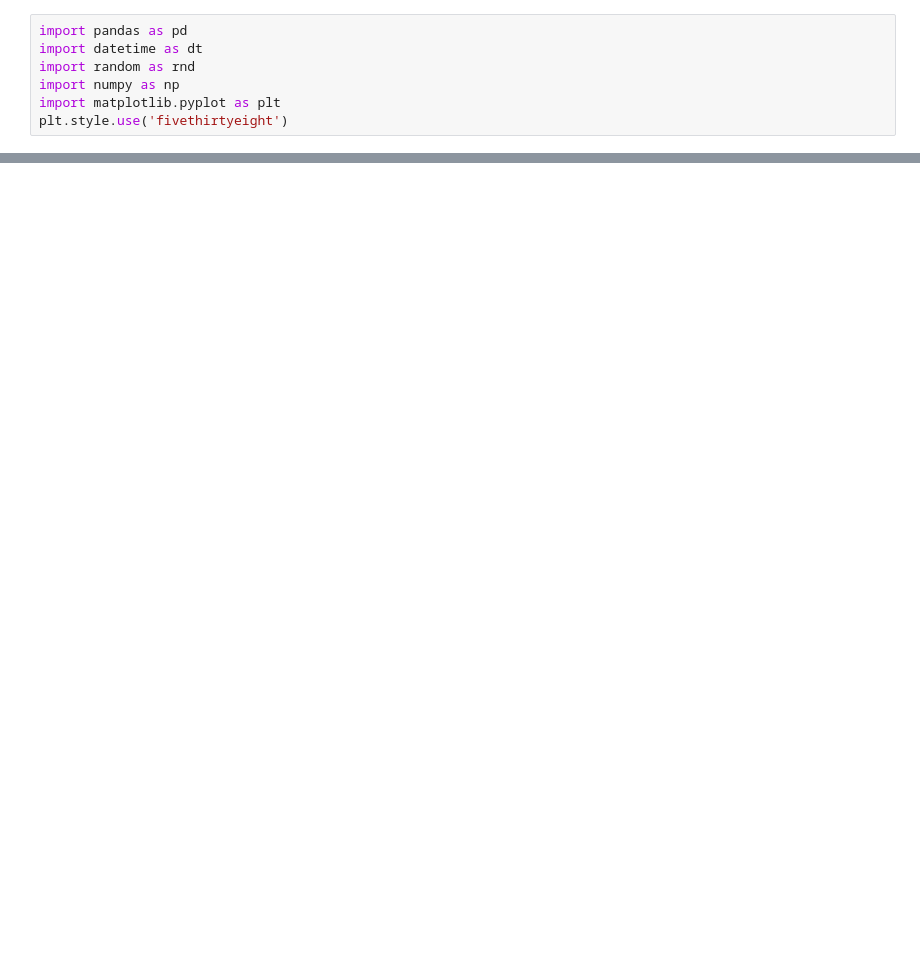
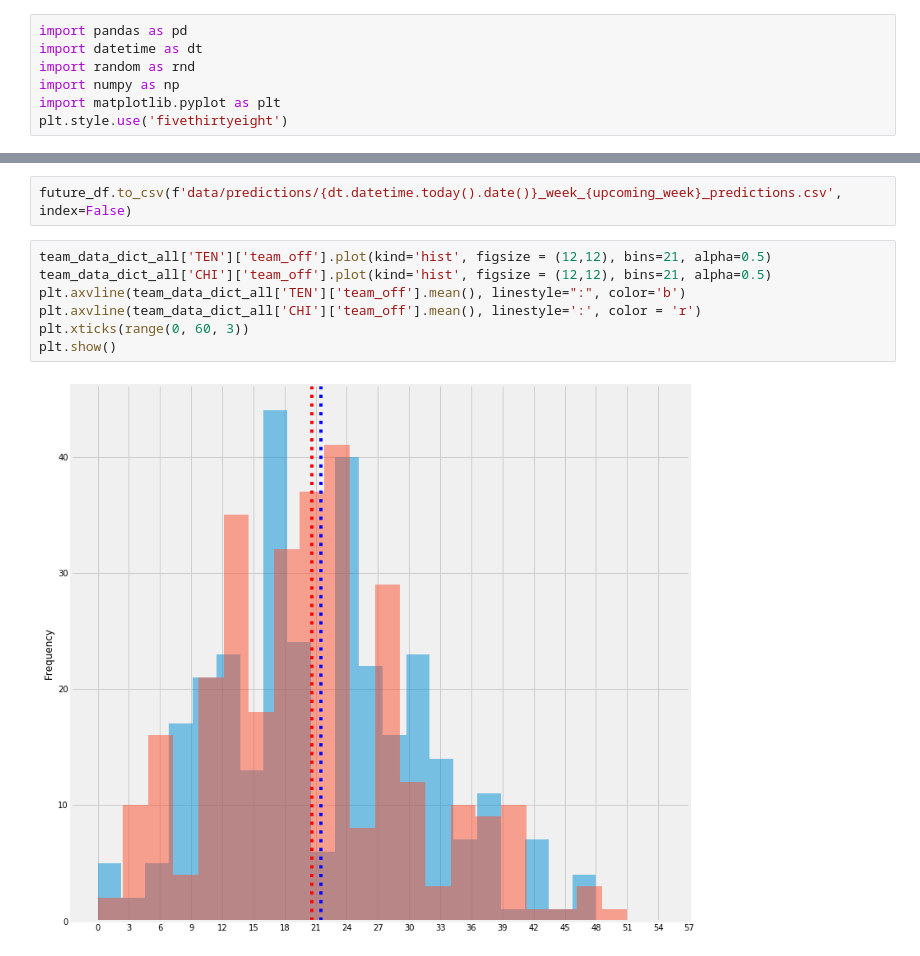
Before and after one commit to bfitzpatrick79/personal_projects, a Jupyter notebook: Experimental Projects/nfl_model/03_Predictions.ipynb, the cells around one changed output, grey strips where cells are left out. Saved outputs shown, nothing was run; the diff lists cells and outputs as text; blank space fills up the shorter version.

```diff
--- a/Experimental Projects/nfl_model/03_Predictions.ipynb
+++ b/Experimental Projects/nfl_model/03_Predictions.ipynb
@@ -235,0 +285,11 @@ future_df
+# %%
+future_df.to_csv(f'data/predictions/{dt.datetime.today().date()}_week_{upcoming_week}_predictions.csv', index=False)
+# %%
+team_data_dict_all['TEN']['team_off'].plot(kind='hist', figsize = (12,12), bins=21, alpha=0.5)
+team_data_dict_all['CHI']['team_off'].plot(kind='hist', figsize = (12,12), bins=21, alpha=0.5)
+plt.axvline(team_data_dict_all['TEN']['team_off'].mean(), linestyle=":", color='b')
+plt.axvline(team_data_dict_all['CHI']['team_off'].mean(), linestyle=':', color = 'r')
+plt.xticks(range(0, 60, 3))
+plt.show()
+# %% [output]
+[figure, added]
```
Also changed, not shown: parts of 10 cells of this notebook, 34 other files.
